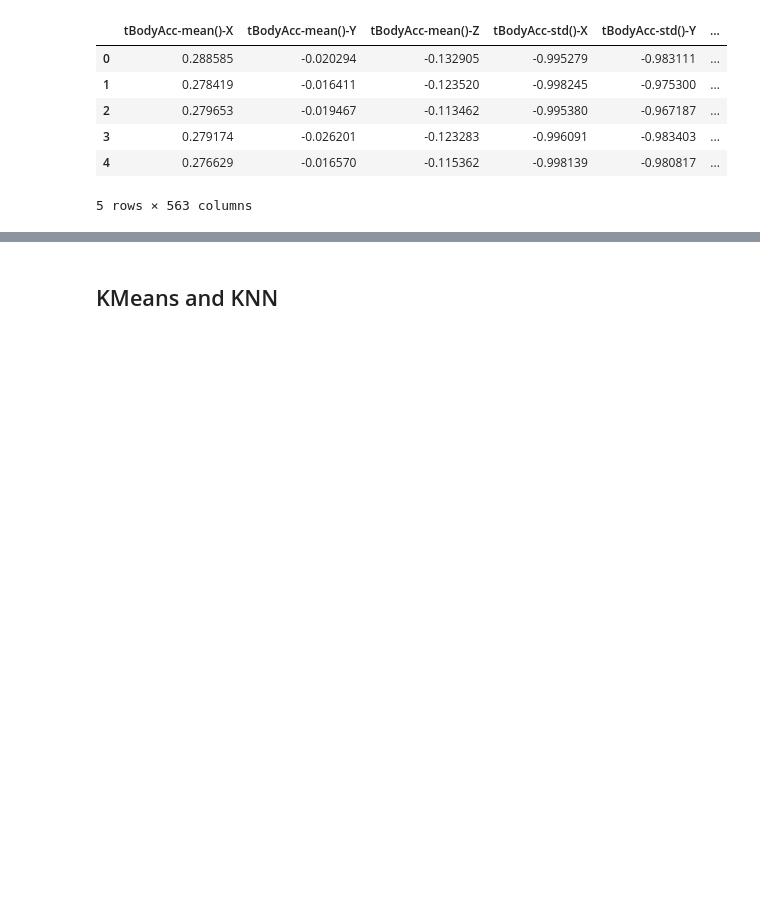
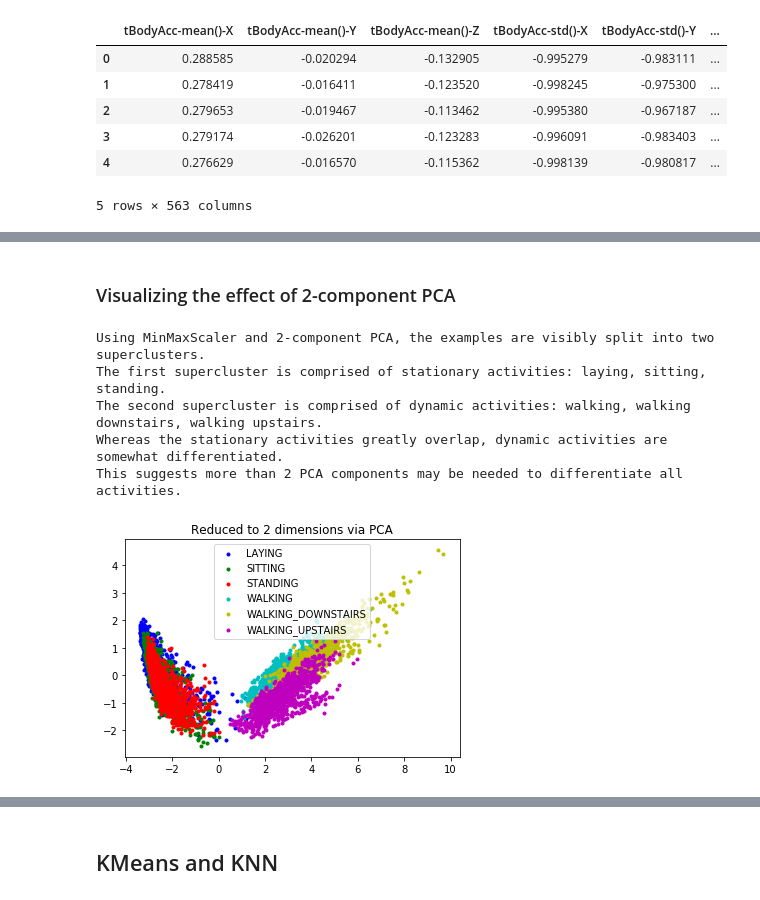
Before and after one commit to aelane/FitnessTracking, a Jupyter notebook: notebooks/Final Project Notebook.ipynb, the cells around one changed output, grey strips where cells are left out. Saved outputs shown, nothing was run; the diff lists cells and outputs as text; code cells hidden in the pictures; blank space fills up the shorter version.

```diff
--- a/notebooks/Final Project Notebook.ipynb
+++ b/notebooks/Final Project Notebook.ipynb
@@ -127,0 +358,27 @@ test_data = df_rtest[feature_columns].values
+# %% [markdown]
+### Visualizing the effect of 2-component PCA
+# %%
+pca = PCA(n_components=2)
+dim_reduc = pca.fit_transform(rtrain_mms)
+label_set = np.unique(df_rtrain['Activity'])
+color_set = ['b', 'g', 'r', 'c', 'y', 'm']
+plt.figure()
+for i in range(0,len(label_set)):
+    plt.scatter(dim_reduc[df_rtrain['Activity'] == label_set[i], 0],
+                dim_reduc[df_rtrain['Activity'] == label_set[i], 1],
+                color=color_set[i], marker='.', label=label_set[i])
+plt.legend(loc='best', shadow=False, scatterpoints=1)
+plt.title('Reduced to 2 dimensions via PCA')
+print("Using MinMaxScaler and 2-component PCA, the examples are visibly split into two superclusters.")
+print("The first supercluster is comprised of stationary activities: laying, sitting, standing.")
+print("The second supercluster is comprised of dynamic activities: walking, walking downstairs, walking upstairs.")
+print("Whereas the stationary activities greatly overlap, dynamic activities are somewhat differentiated.")
+print("This suggests more than 2 PCA components may be needed to differentiate all activities.")
+plt.show()
+# %% [output]
+Using MinMaxScaler and 2-component PCA, the examples are visibly split into two superclusters.
+The first supercluster is comprised of stationary activities: laying, sitting, standing.
+The second supercluster is comprised of dynamic activities: walking, walking downstairs, walking upstairs.
+Whereas the stationary activities greatly overlap, dynamic activities are somewhat differentiated.
+This suggests more than 2 PCA components may be needed to differentiate all activities.
+[figure, added]
```
Also changed, not shown: parts of 24 cells of this notebook.
